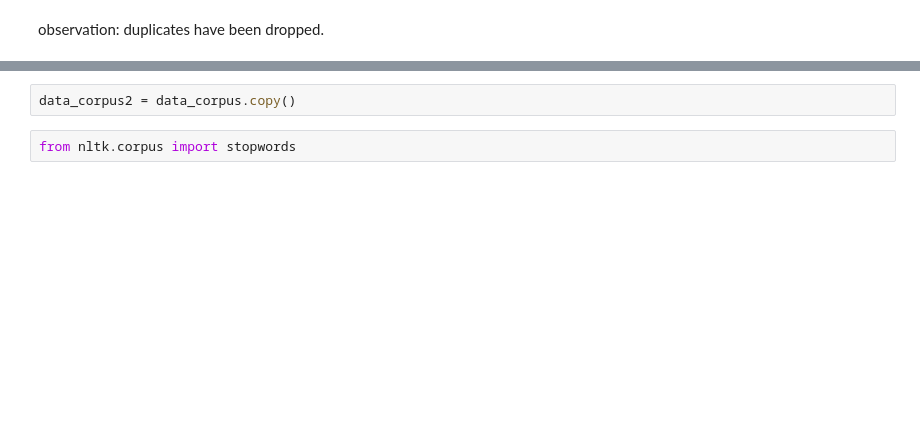
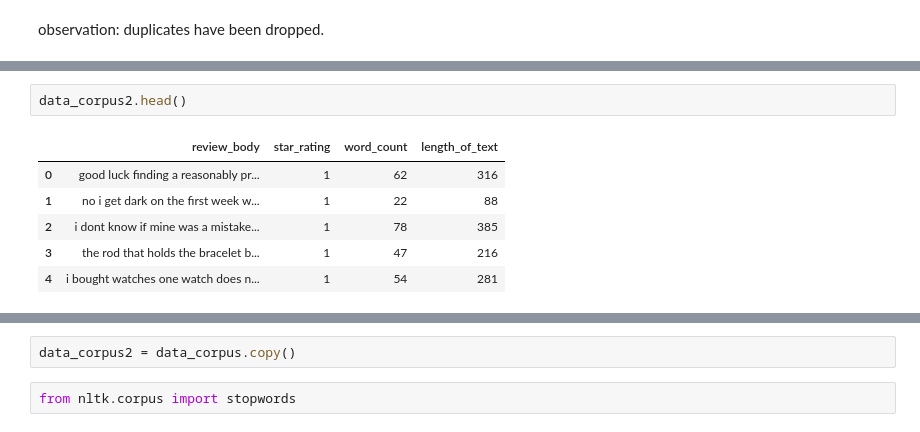
Before and after one commit to JeromeMberia/user_review_analysis, a Jupyter notebook: user_review_analysis.ipynb, the cells around one changed output, grey strips where cells are left out. Saved outputs shown, nothing was run; the diff lists cells and outputs as text; blank space fills up the shorter version.

```diff
--- a/user_review_analysis.ipynb
+++ b/user_review_analysis.ipynb
@@ -135,0 +195,9 @@ observation, there are several panctuations.
+# %%
+data_corpus2.head()
+# %% [output]
+|  | review_body | star_rating | word_count | length_of_text |
+| 0 | good luck finding a reasonably pr... | 1 | 62 | 316 |
+| 1 | no i get dark on the first week w... | 1 | 22 | 88 |
+| 2 | i dont know if mine was a mistake... | 1 | 78 | 385 |
+| 3 | the rod that holds the bracelet b... | 1 | 47 | 216 |
+| 4 | i bought watches one watch does n... | 1 | 54 | 281 |
```
Also changed, not shown: parts of 47 cells of this notebook.
